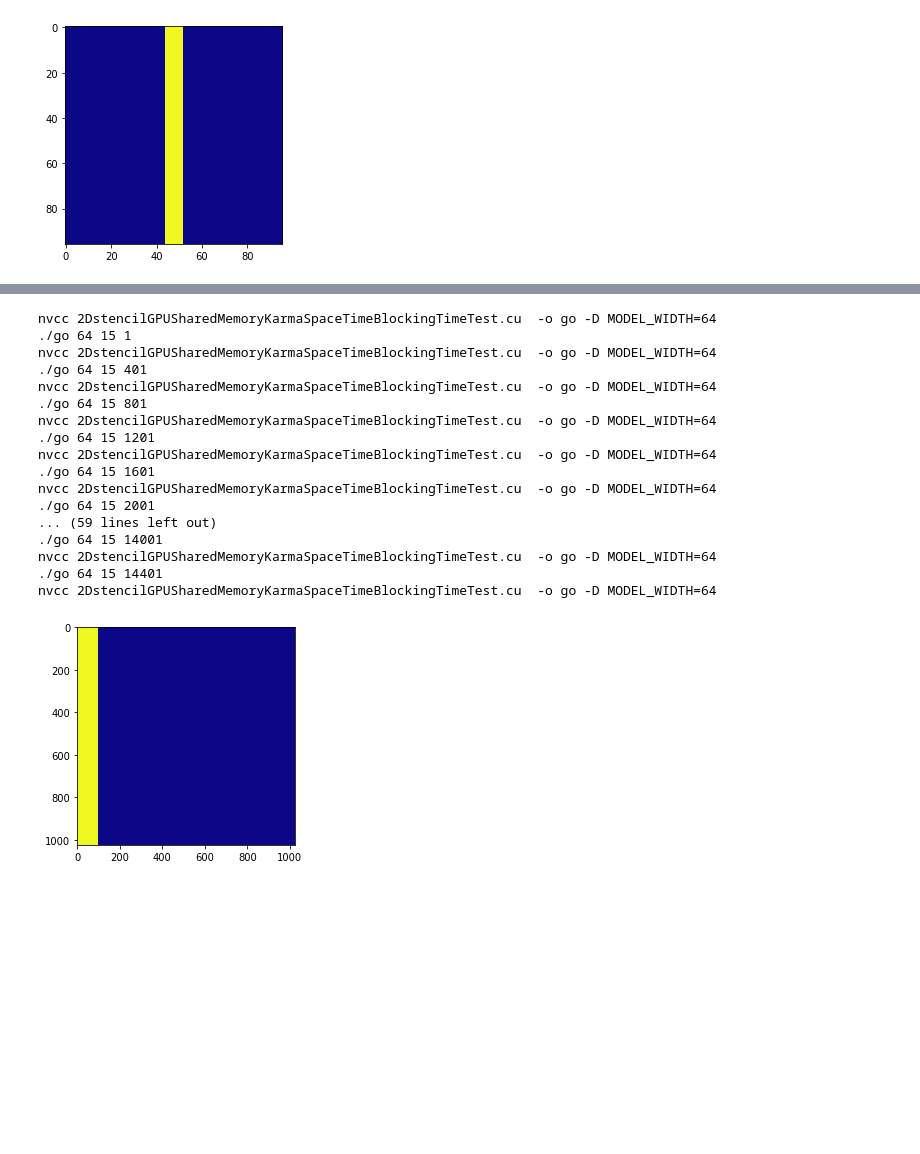
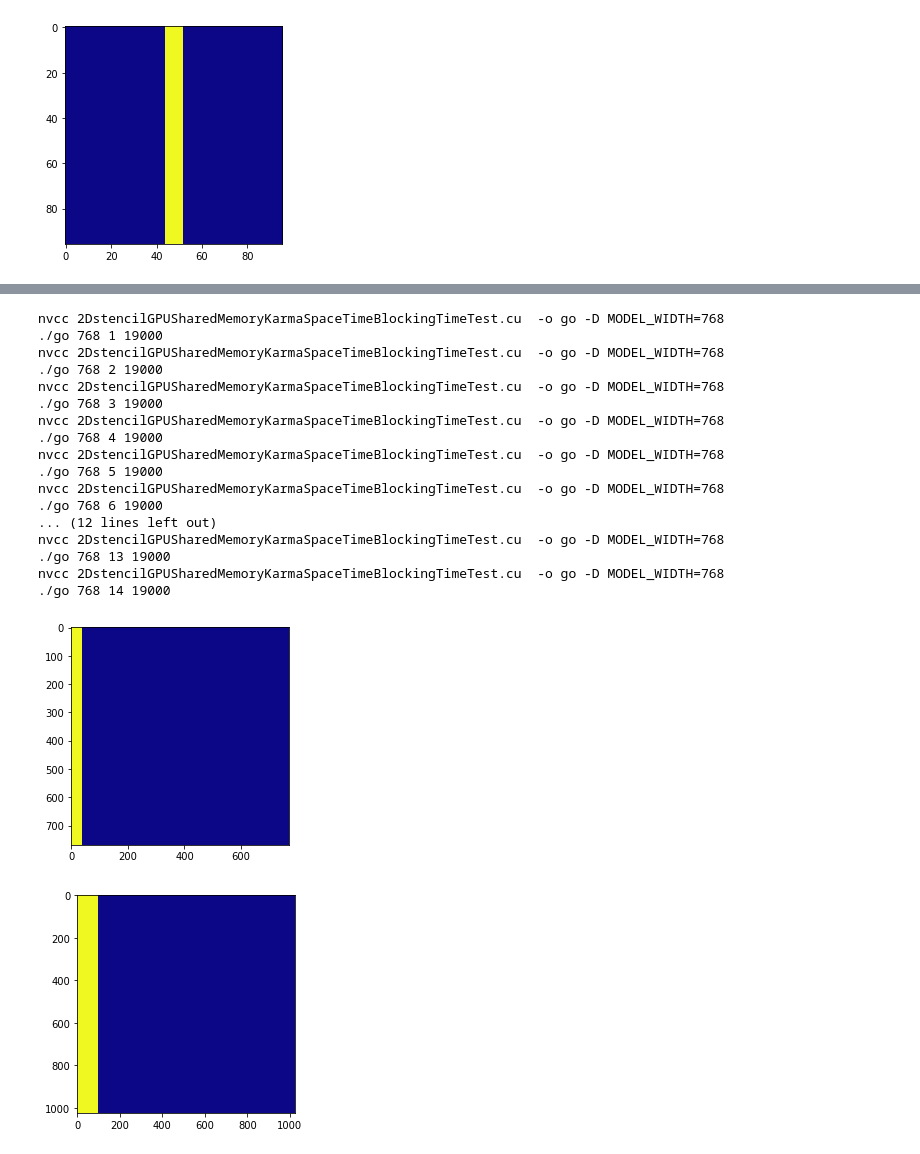
Before and after one commit to sabiomito/uffgpu2019, a Jupyter notebook: readmeContent/colabNotebook.ipynb, the cells around one changed output, grey strips where cells are left out. Drawn from its saved outputs; the diff is of its cells as text; code cells hidden in the pictures; blank space fills up the shorter version.

```diff
--- a/readmeContent/colabNotebook.ipynb
+++ b/readmeContent/colabNotebook.ipynb
@@ -274,43 +448,33 @@ for times in range(1,21,1):
 # %%
 #!nvcc 2DstencilGPUSharedMemoryKarmaSpaceTimeBlockingTimeTest.cu  -o go -D MODEL_WIDTH=256
 #! ./go 256 15 4000
 #img = show()
 import imageio
-for size in range(64,800,32):
-  fazEntrada(size,False)
-  filenames = []
-  for i in range(1,19000,400):
-    compile4(size,15,i)
-    filenames.append(saveToGif(i))
-  images = []
-  for filename in filenames:
-      images.append(imageio.imread(filename))
-  imageio.mimsave('animatedFolder/animated0'+str(size)+'.gif', images)
 
-'''
-for i in range(32,800,32):
-  print("Entrada ")
-  fazEntrada(i,False)
-  compile4(i,15,6000)
-'''
+for size in range(768,800,32):
+  for times in range(1,17,1):
+    fazEntrada(size,False)
+    #compile0(size,19000)
+    compile4(size,times,19000)
 # %% [output]
-nvcc 2DstencilGPUSharedMemoryKarmaSpaceTimeBlockingTimeTest.cu  -o go -D MODEL_WIDTH=64
-./go 64 15 1
-nvcc 2DstencilGPUSharedMemoryKarmaSpaceTimeBlockingTimeTest.cu  -o go -D MODEL_WIDTH=64
-./go 64 15 401
-nvcc 2DstencilGPUSharedMemoryKarmaSpaceTimeBlockingTimeTest.cu  -o go -D MODEL_WIDTH=64
-./go 64 15 801
-nvcc 2DstencilGPUSharedMemoryKarmaSpaceTimeBlockingTimeTest.cu  -o go -D MODEL_WIDTH=64
-./go 64 15 1201
-nvcc 2DstencilGPUSharedMemoryKarmaSpaceTimeBlockingTimeTest.cu  -o go -D MODEL_WIDTH=64
-./go 64 15 1601
-nvcc 2DstencilGPUSharedMemoryKarmaSpaceTimeBlockingTimeTest.cu  -o go -D MODEL_WIDTH=64
-./go 64 15 2001
-... (59 lines left out)
-./go 64 15 14001
-nvcc 2DstencilGPUSharedMemoryKarmaSpaceTimeBlockingTimeTest.cu  -o go -D MODEL_WIDTH=64
-./go 64 15 14401
-nvcc 2DstencilGPUSharedMemoryKarmaSpaceTimeBlockingTimeTest.cu  -o go -D MODEL_WIDTH=64
+nvcc 2DstencilGPUSharedMemoryKarmaSpaceTimeBlockingTimeTest.cu  -o go -D MODEL_WIDTH=768
+./go 768 1 19000
+nvcc 2DstencilGPUSharedMemoryKarmaSpaceTimeBlockingTimeTest.cu  -o go -D MODEL_WIDTH=768
+./go 768 2 19000
+nvcc 2DstencilGPUSharedMemoryKarmaSpaceTimeBlockingTimeTest.cu  -o go -D MODEL_WIDTH=768
+./go 768 3 19000
+nvcc 2DstencilGPUSharedMemoryKarmaSpaceTimeBlockingTimeTest.cu  -o go -D MODEL_WIDTH=768
+./go 768 4 19000
+nvcc 2DstencilGPUSharedMemoryKarmaSpaceTimeBlockingTimeTest.cu  -o go -D MODEL_WIDTH=768
+./go 768 5 19000
+nvcc 2DstencilGPUSharedMemoryKarmaSpaceTimeBlockingTimeTest.cu  -o go -D MODEL_WIDTH=768
+./go 768 6 19000
+... (12 lines left out)
+nvcc 2DstencilGPUSharedMemoryKarmaSpaceTimeBlockingTimeTest.cu  -o go -D MODEL_WIDTH=768
+./go 768 13 19000
+nvcc 2DstencilGPUSharedMemoryKarmaSpaceTimeBlockingTimeTest.cu  -o go -D MODEL_WIDTH=768
+./go 768 14 19000
+[figure, added]
 # %%
 from matplotlib import pyplot as plt
 arquivo = open('entrada.txt', 'r')
```
Also changed, not shown: parts of 10 cells of this notebook, 2 other files.
